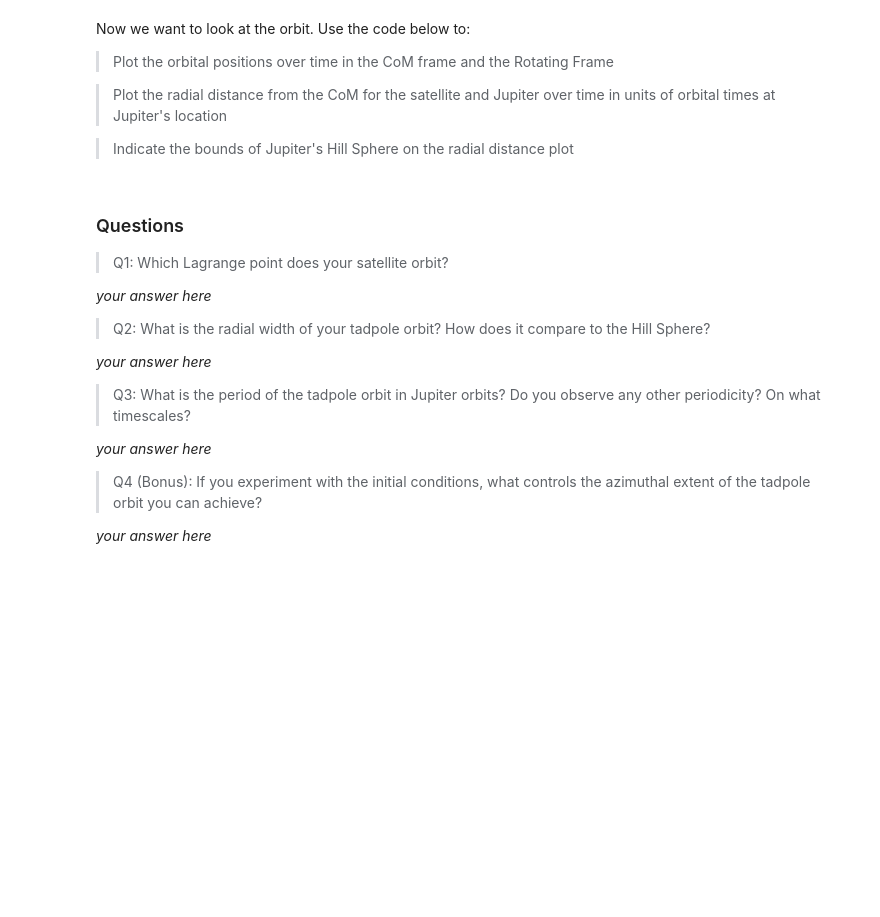
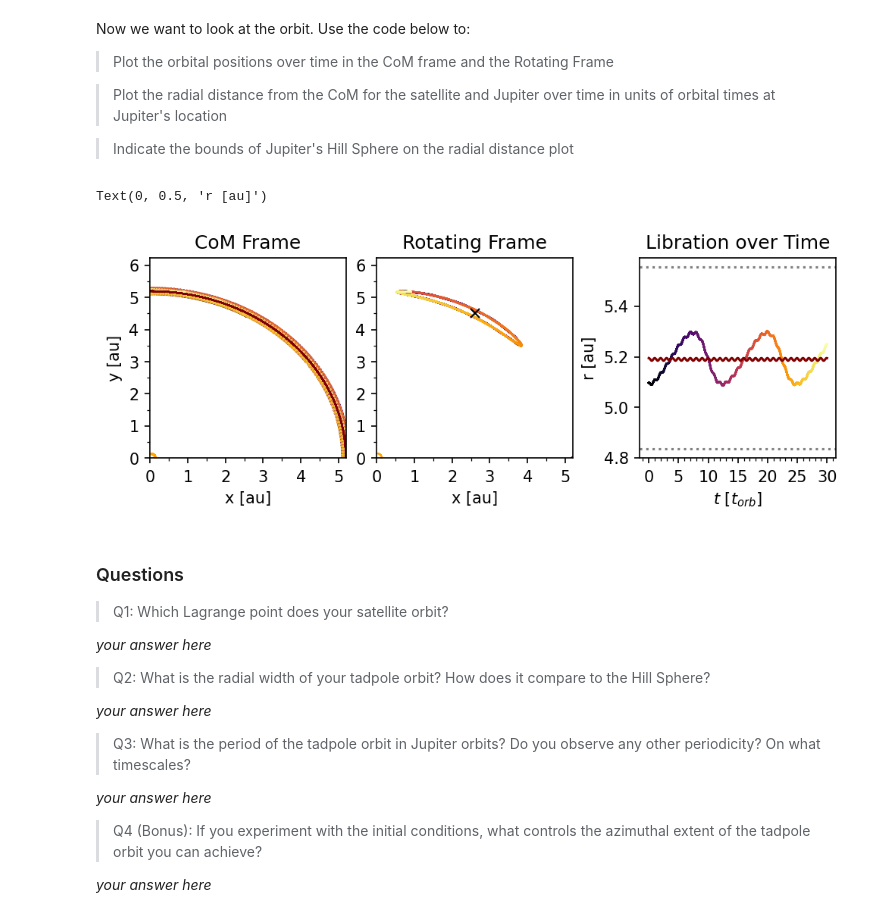
Before and after one commit to anb19019/FoPS-2025, a Jupyter notebook: 3-many-body.ipynb, the cells around one changed output. Cells and saved outputs as stored; diff of their text form; code cells hidden in the pictures; blank space fills up the shorter version.

````diff
--- a/3-many-body.ipynb
+++ b/3-many-body.ipynb
@@ -318,7 +318,9 @@ def set_v(p0,m0=M):
     m0 = 1 : mass in solar masses """
     x,y = p0
     vx,vy = (0,0)
-    # * HERE * #
+    r, phi = p_to_cyl(x,y)
+    v = np.sqrt(G*m0/r)
+    vx,vy = v_to_cart(v, phi)
     v_at_pos = (vx,vy)
     return v_at_pos
 
@@ -330,9 +332,9 @@ m_s = M # mass
 
 # Set your values * HERE * (replace 1's) before running simulation
 # Jupiter
-p_j = (1,1) # position
+p_j = p_to_cart(5.2, 0) # position
 v_j = set_v(p_j) # velocity
-m_j = 1 # mass
+m_j = 1/1000 # mass
 # %% [markdown]
 Now, if you've set your initial conditions above, you'll run the simulation in the following cell. The ```ThreeBody``` object takes three dictionaries, one for each body, of the initial conditions as input. Running the simulation integrates them forward in time, with the relative error maximum, initial timestep, and end time of the simulation as parameters.
 
@@ -451,27 +470,28 @@ We'll want to compare distances in terms of a meaningful physical quality: the H
 
 > Define a function to calculate Jupiter's hill radius
 # %%
-def r_H(): # your parameters * HERE *
+def r_H(r, m): # your parameters * HERE *
     """function to calculate the Hill sphere"""
     # Your function * HERE * #
-    return 0
+    hill = r * (m/(3*M))**(1/3)
+    return hill
 
 # Define the position of the Lagrange point here
-p_Lpt = (0,0) #dummy value, replace with your own
+p_Lpt = p_to_cart(5.2,np.pi/3) #dummy value, replace with your own
 
 # Set initial conditions * HERE *
-p_s = p_s
-v_s = v_s
-m_s = m_s
+p_s = (0,0)
+v_s = (0,0)
+m_s = 1
 
-p_j = p_j
-v_j = v_j
-m_j = m_j
+p_j = p_to_cart(5.2, 0) # position
+v_j = set_v(p_j) # velocity
+m_j = 1/1000 # mass
 
 # Dummy initial conditions, replace with your own!
-p_3 = p_j
+p_3 = p_to_cart(5.1, np.pi/3)
 v_3 = set_v(p_3)
-m_3 = m_j# the third body should be a 'test mass'
+m_3 = SMALL # the third body should be a 'test mass'
 
 
 
@@ -522,34 +544,37 @@ a2.plot(*S_frame,color=Sun['color'],ls=None,marker='o',mfc='white')
 a2.scatter(*T_frame,c=time_orb,s=0.1,cmap='inferno')
 
 #plot the location of the Lagrange point
 a2.plot(*p_Lpt,marker='x',color='black')
 
 for a in (a1,a2):
     #a.axis('equal')
     a.xaxis.set_major_locator(mpl.ticker.MultipleLocator(1))
     a.xaxis.set_minor_locator(mpl.ticker.MultipleLocator(0.5))
     a.yaxis.set_major_locator(mpl.ticker.MultipleLocator(1))
     a.yaxis.set_minor_locator(mpl.ticker.MultipleLocator(0.5))
     a.set_xlim(min(np.amin(T_frame[0]),0),max(np.amax(T_frame[0]),p_j[0]))
     a.set_ylim(min(np.amin(T_frame[1]),0),max(np.amax(T_frame[1])*1.2,p_Lpt[1]))
     a.set_xlabel('x [au]')
 
 # Satellite + Jupiter radial location over time
 r3, phi3 = p_to_cyl(Third['x_cm'],Third['y_cm'])
 a3.plot(time_orb, rj,color=Jupiter['color'])
 a3.scatter(time_orb, r3,c=time_orb,s=0.1,cmap='inferno')
 
 # plot the bounds of Jupiter's hill sphere * HERE *
-r_Hill = r_H() # Calculate r_Hill * HERE *
+r_Hill = r_H(5.2, m_j) # Calculate r_Hill * HERE *
 a3.axhline(rj[0] + r_Hill, color='gray',ls='dotted')
 a3.axhline(rj[0] - r_Hill, color='gray',ls='dotted')
 
 a3.set_xlabel(r'$t \ [t_{orb}]$')
 
 a3.set_title('Libration over Time')
 a3.xaxis.set_major_locator(mpl.ticker.MultipleLocator(5))
 a3.xaxis.set_minor_locator(mpl.ticker.MultipleLocator(1))
 a3.set_ylabel('r [au]')
+# %% [output]
+Text(0, 0.5, 'r [au]')
+[figure, added]
 # %% [markdown]
 ### Questions
 
````
Also changed, not shown: parts of 20 cells of this notebook.
